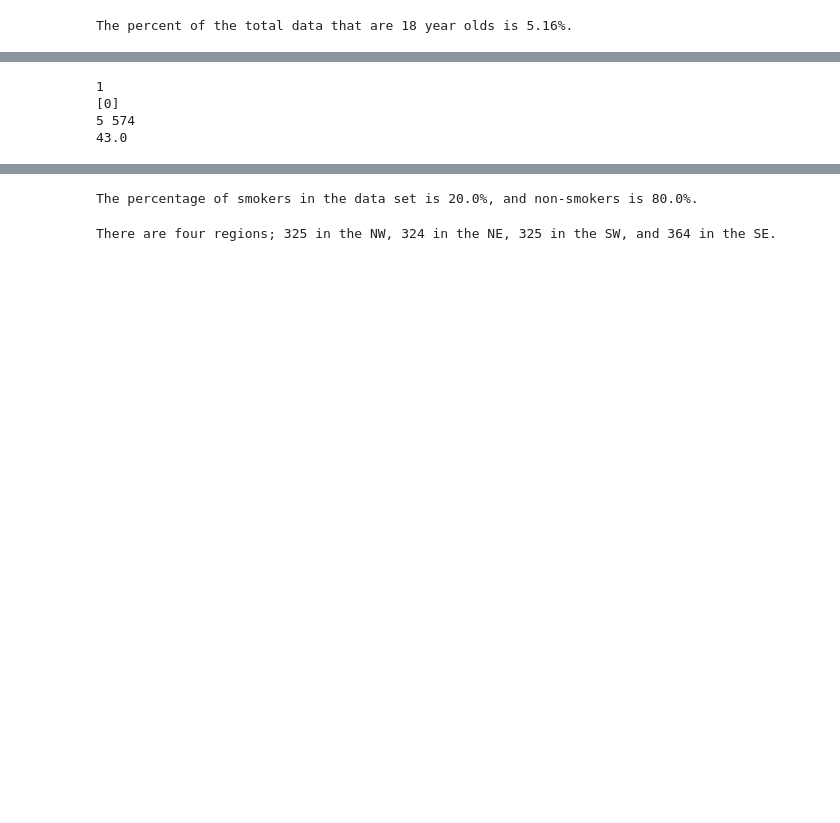
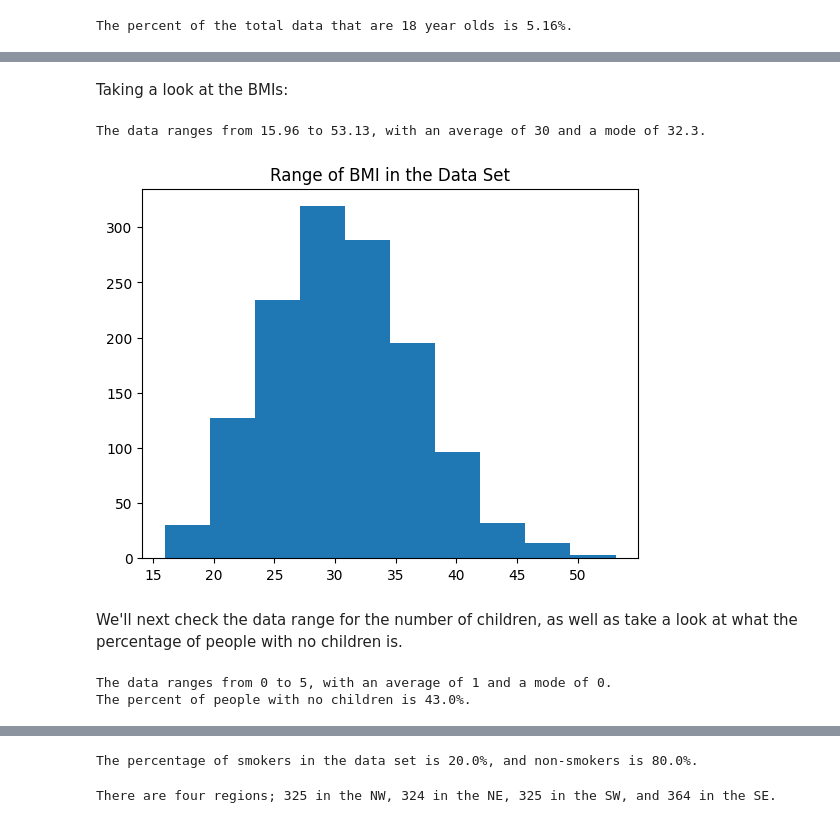
Before and after one commit to boncz/USInsurancePortfolioProject, a Jupyter notebook: USInsurancePortfolioProject.ipynb, the cells around one changed output, grey strips where cells are left out. Drawn from its saved outputs; the diff is of its cells as text; code cells hidden in the pictures; blank space fills up the shorter version.

```diff
--- a/USInsurancePortfolioProject.ipynb
+++ b/USInsurancePortfolioProject.ipynb
@@ -85,15 +94,20 @@ The BMIs of the data range from 15.96 to 53.13 with an average BMI of 30.66.
+# %% [markdown]
+Taking a look at the BMIs:
+# %%
+data_range(bmi)
+plt.hist(bmi)
+plt.title('Range of BMI in the Data Set')
+plt.show(bmi)
+# %% [output]
+The data ranges from 15.96 to 53.13, with an average of 30 and a mode of 32.3.
+[figure, added]
+# %% [markdown]
+We'll next check the data range for the number of children, as well as take a look at what the percentage of people with no children is.
 # %%
-mean_children = int(statistics.mean(children))
-mode_children = statistics.multimode(children)
-max_children = max(children)
+data_range(children)
 no_children = children.count(0)
 percent_no_children = round(no_children/len(children),2)*100
-print(mean_children)
-print(mode_children)
-print(max_children, no_children)
-print(percent_no_children)
+print(f"The percent of people with no children is {percent_no_children}%.")
 # %% [output]
-1
-[0]
-5 574
-43.0
+The data ranges from 0 to 5, with an average of 1 and a mode of 0.
+The percent of people with no children is 43.0%.
```
Also changed, not shown: parts of 16 cells of this notebook.
